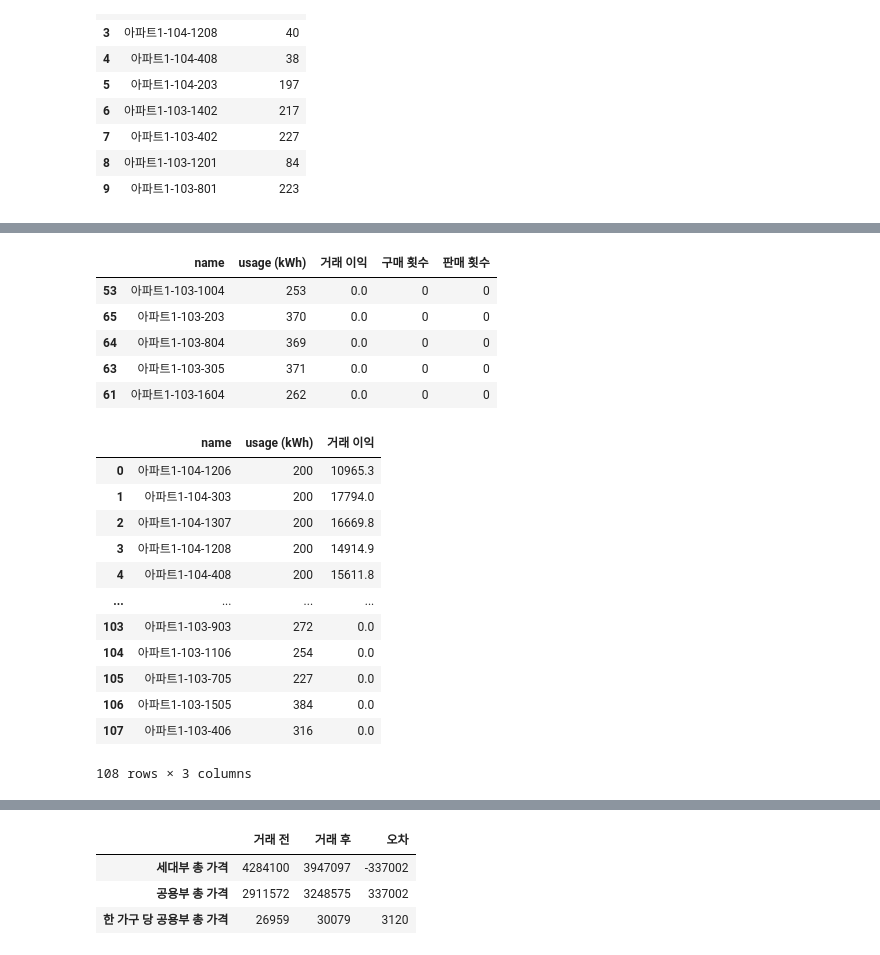
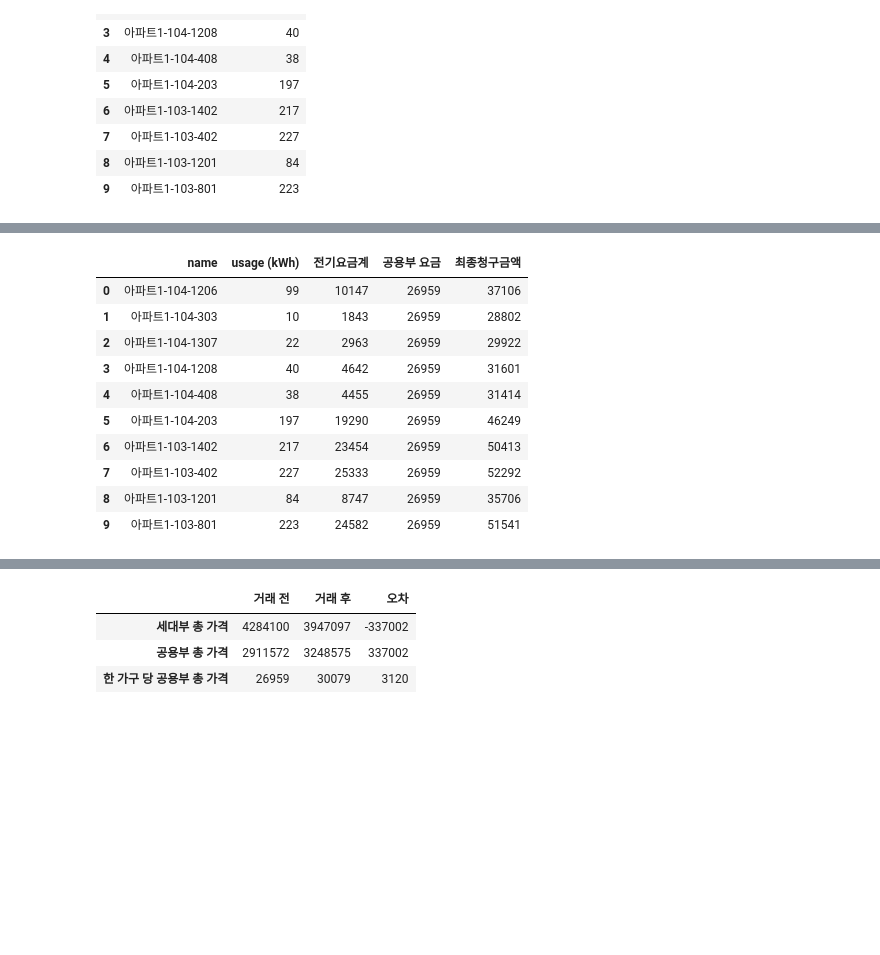
Before and after one commit to formegusto/energy-trading, a Jupyter notebook: analysis. paran energy.ipynb, the cells around one changed output, grey strips where cells are left out. Saved outputs shown, nothing was run; the diff lists cells and outputs as text; code cells hidden in the pictures; blank space fills up the shorter version.

Commit message:
paran model simulation + public result modularization

```diff
--- a/analysis. paran energy.ipynb
+++ b/analysis. paran energy.ipynb
@@ -271,27 +216,17 @@ pm.simulation_datas.head(10)
 | 8 | 아파트1-103-1201 | 200 | 12694.2 | 0 | 1 |
 | 9 | 아파트1-103-801 | 223 | 0.0 | 0 | 0 |
 # %%
-pm.simulation_datas.sort_values(by=['거래 이익']).head()
+og_datas, sim_datas, com_datas = pm.simulation_public()
+og_datas.head(10)
 # %% [output]
-|  | name | usage (kWh) | 거래 이익 | 구매 횟수 | 판매 횟수 |
-| 53 | 아파트1-103-1004 | 253 | 0.0 | 0 | 0 |
-| 65 | 아파트1-103-203 | 370 | 0.0 | 0 | 0 |
-| 64 | 아파트1-103-804 | 369 | 0.0 | 0 | 0 |
-| 63 | 아파트1-103-305 | 371 | 0.0 | 0 | 0 |
-| 61 | 아파트1-103-1604 | 262 | 0.0 | 0 | 0 |
+|  | name | usage (kWh) | 전기요금계 | 공용부 요금 | 최종청구금액 |
+| 0 | 아파트1-104-1206 | 99 | 10147 | 26959 | 37106 |
+| 1 | 아파트1-104-303 | 10 | 1843 | 26959 | 28802 |
+| 2 | 아파트1-104-1307 | 22 | 2963 | 26959 | 29922 |
+| 3 | 아파트1-104-1208 | 40 | 4642 | 26959 | 31601 |
+| 4 | 아파트1-104-408 | 38 | 4455 | 26959 | 31414 |
+| 5 | 아파트1-104-203 | 197 | 19290 | 26959 | 46249 |
+| 6 | 아파트1-103-1402 | 217 | 23454 | 26959 | 50413 |
+| 7 | 아파트1-103-402 | 227 | 25333 | 26959 | 52292 |
+| 8 | 아파트1-103-1201 | 84 | 8747 | 26959 | 35706 |
+| 9 | 아파트1-103-801 | 223 | 24582 | 26959 | 51541 |
-# %%
-pm.simulation_datas.iloc[:, :3]
-# %% [output]
-|  | name | usage (kWh) | 거래 이익 |
-| 0 | 아파트1-104-1206 | 200 | 10965.3 |
-| 1 | 아파트1-104-303 | 200 | 17794.0 |
-| 2 | 아파트1-104-1307 | 200 | 16669.8 |
-| 3 | 아파트1-104-1208 | 200 | 14914.9 |
-| 4 | 아파트1-104-408 | 200 | 15611.8 |
-| ... | ... | ... | ... |
-| 103 | 아파트1-103-903 | 272 | 0.0 |
-| 104 | 아파트1-103-1106 | 254 | 0.0 |
-| 105 | 아파트1-103-705 | 227 | 0.0 |
-| 106 | 아파트1-103-1505 | 384 | 0.0 |
-| 107 | 아파트1-103-406 | 316 | 0.0 |
-108 rows × 3 columns
```
Also changed, not shown: parts of 24 cells of this notebook, 3 other files.
